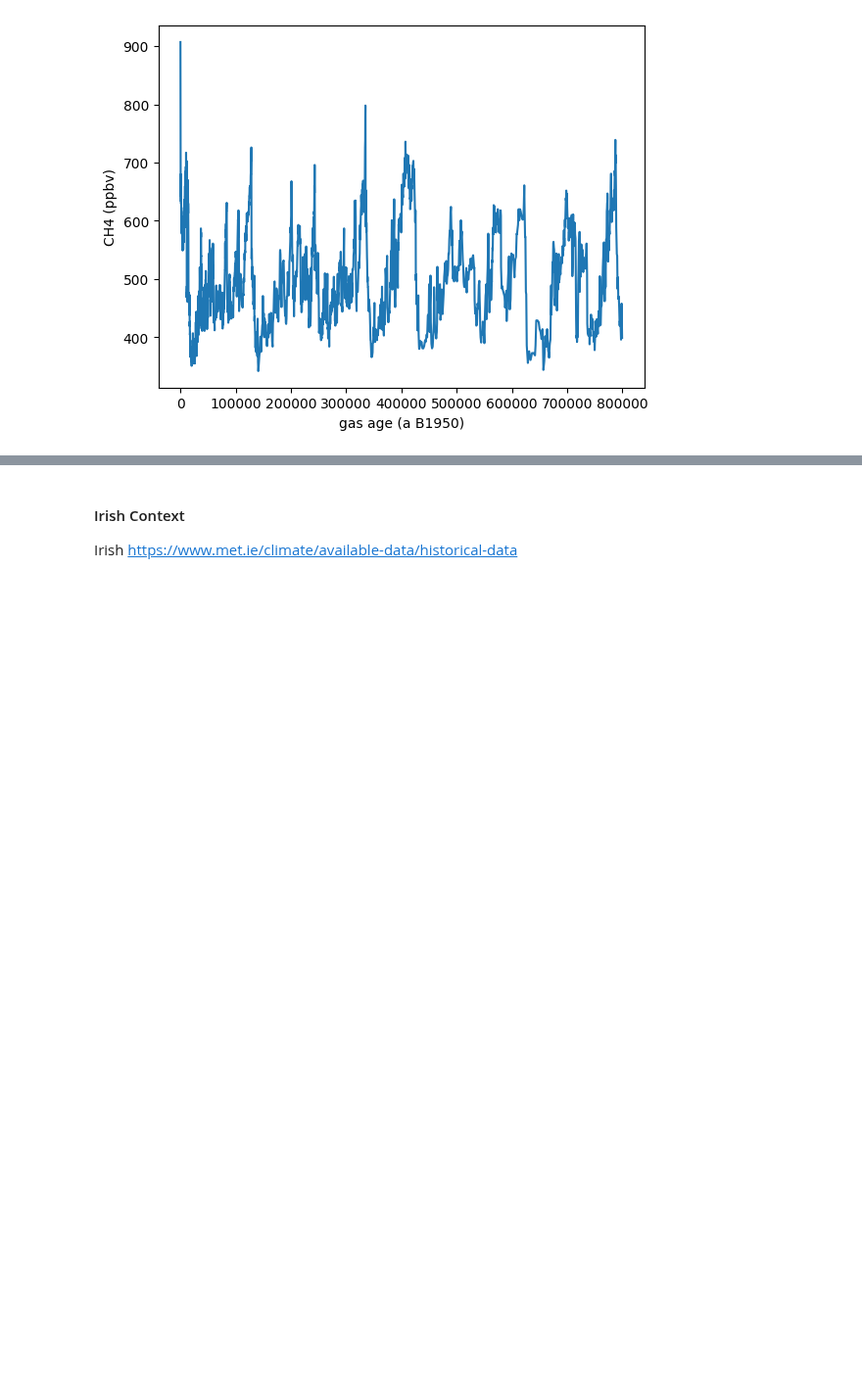
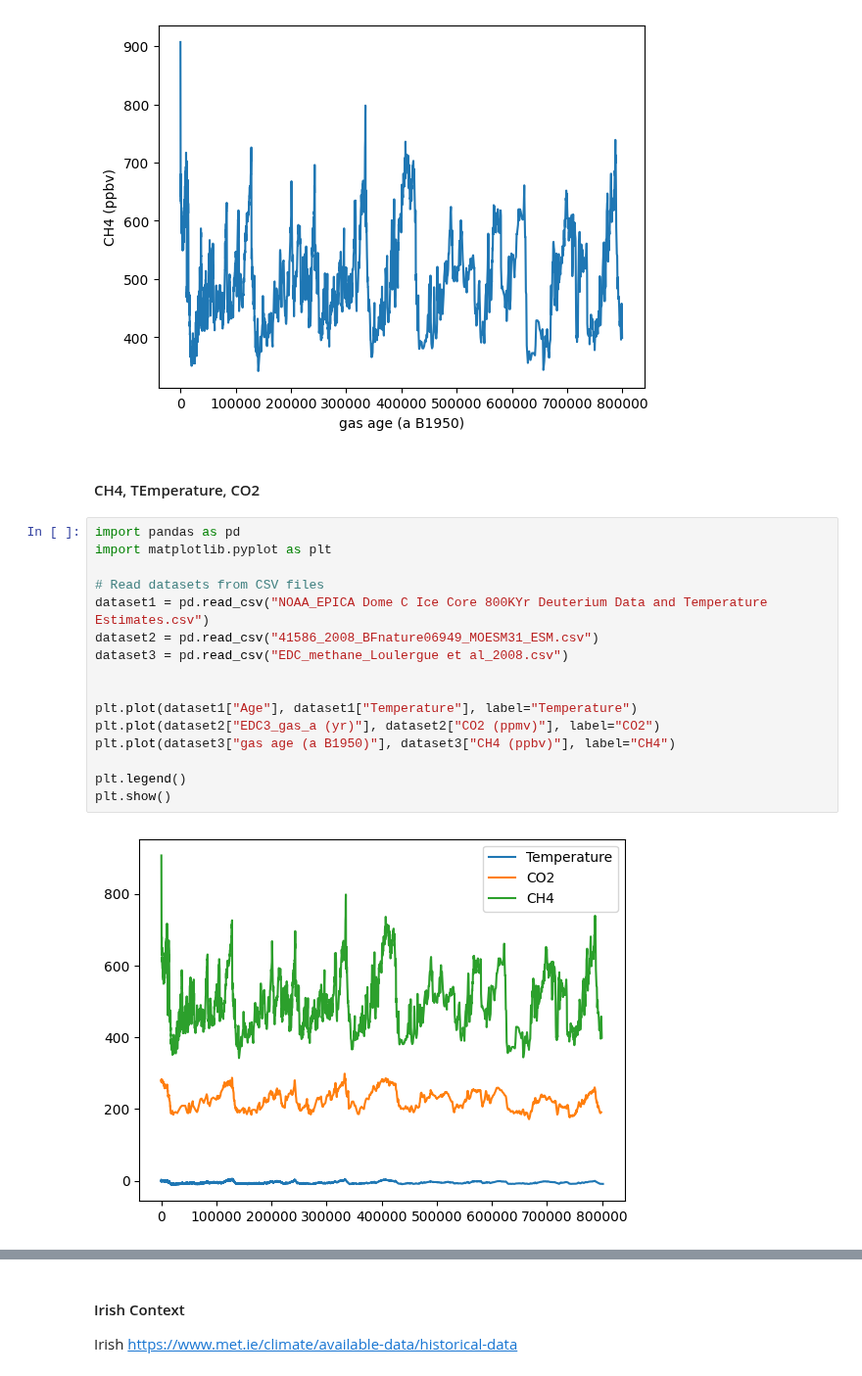
Before and after one commit to Tanjasta/PFDA_Assignment2, a Jupyter notebook: PFDA_Assignment2.ipynb, the cells around one changed output, grey strips where cells are left out. Shown at 98% size. Saved outputs shown, nothing was run; the diff lists cells and outputs as text; blank space fills up the shorter version.

Commit message:
more plots to fit 3 components

```diff
--- a/PFDA_Assignment2.ipynb
+++ b/PFDA_Assignment2.ipynb
@@ -508,3 +508,23 @@ sns.lineplot(data=df, x="gas age (a B1950)", y="CH4 (ppbv)")
 # %% [output]
 <Axes: xlabel='gas age (a B1950)', ylabel='CH4 (ppbv)'>
 [figure]
+# %% [markdown]
+#### CH4, TEmperature, CO2
+# %%
+import pandas as pd
+import matplotlib.pyplot as plt
+
+# Read datasets from CSV files
+dataset1 = pd.read_csv("NOAA_EPICA Dome C Ice Core 800KYr Deuterium Data and Temperature Estimates.csv")
+dataset2 = pd.read_csv("41586_2008_BFnature06949_MOESM31_ESM.csv")
+dataset3 = pd.read_csv("EDC_methane_Loulergue et al_2008.csv")
+
+
+plt.plot(dataset1["Age"], dataset1["Temperature"], label="Temperature")
+plt.plot(dataset2["EDC3_gas_a (yr)"], dataset2["CO2 (ppmv)"], label="CO2")
+plt.plot(dataset3["gas age (a B1950)"], dataset3["CH4 (ppbv)"], label="CH4")
+
+plt.legend()
+plt.show()
+# %% [output]
+[figure, added]
```
Also changed, not shown: parts of 1 cell of this notebook.
